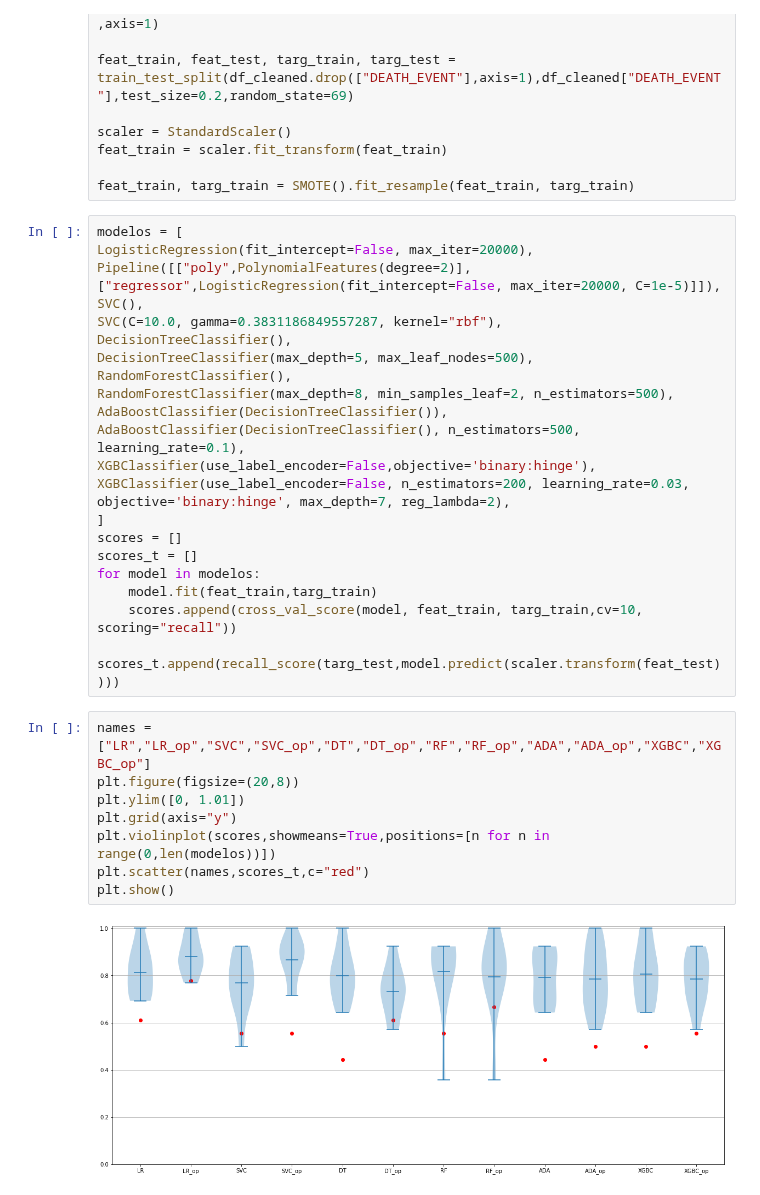
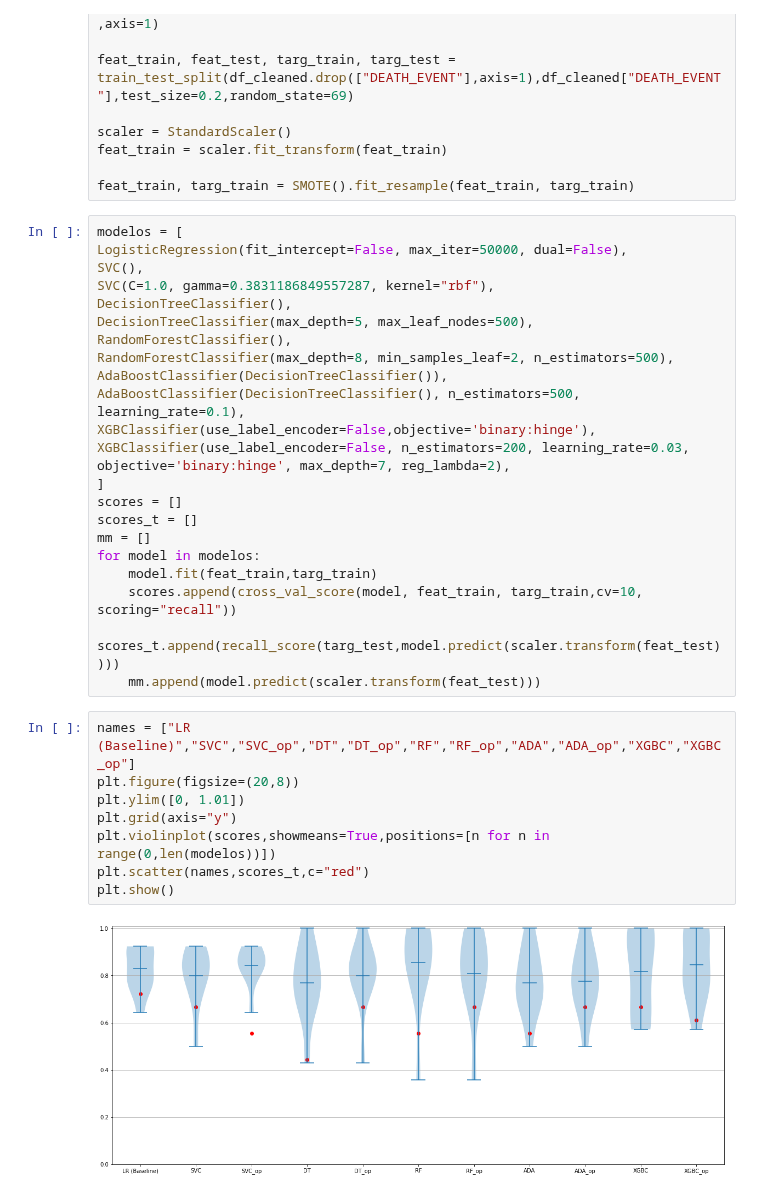
Before and after one commit to JaviCeRodriguez/Heart-Failure-ML, a Jupyter notebook: process.ipynb, the cells around one changed output. Cells and saved outputs as stored; diff of their text form.

```diff
--- a/process.ipynb
+++ b/process.ipynb
@@ -35,10 +35,9 @@ feat_train = scaler.fit_transform(feat_train)
 feat_train, targ_train = SMOTE().fit_resample(feat_train, targ_train)
 # %%
 modelos = [
-LogisticRegression(fit_intercept=False, max_iter=20000),
-Pipeline([["poly",PolynomialFeatures(degree=2)],["regressor",LogisticRegression(fit_intercept=False, max_iter=20000, C=1e-5)]]),
+LogisticRegression(fit_intercept=False, max_iter=50000, dual=False),
 SVC(),
-SVC(C=10.0, gamma=0.3831186849557287, kernel="rbf"),
+SVC(C=1.0, gamma=0.3831186849557287, kernel="rbf"),
 DecisionTreeClassifier(),
 DecisionTreeClassifier(max_depth=5, max_leaf_nodes=500),
 RandomForestClassifier(),
@@ -50,17 +49,19 @@ XGBClassifier(use_label_encoder=False, n_estimators=200, learning_rate=0.03, obj
 ]
 scores = []
 scores_t = []
+mm = []
 for model in modelos:
     model.fit(feat_train,targ_train)
     scores.append(cross_val_score(model, feat_train, targ_train,cv=10, scoring="recall"))
     scores_t.append(recall_score(targ_test,model.predict(scaler.transform(feat_test))))
+    mm.append(model.predict(scaler.transform(feat_test)))
 # %%
-names = ["LR","LR_op","SVC","SVC_op","DT","DT_op","RF","RF_op","ADA","ADA_op","XGBC","XGBC_op"]
+names = ["LR (Baseline)","SVC","SVC_op","DT","DT_op","RF","RF_op","ADA","ADA_op","XGBC","XGBC_op"]
 plt.figure(figsize=(20,8))
 plt.ylim([0, 1.01])
 plt.grid(axis="y")
 plt.violinplot(scores,showmeans=True,positions=[n for n in range(0,len(modelos))])
 plt.scatter(names,scores_t,c="red")
 plt.show()
 # %% [output]
-[figure, old version]
+[figure, new version]
```
Also changed, not shown: 2 other files.
